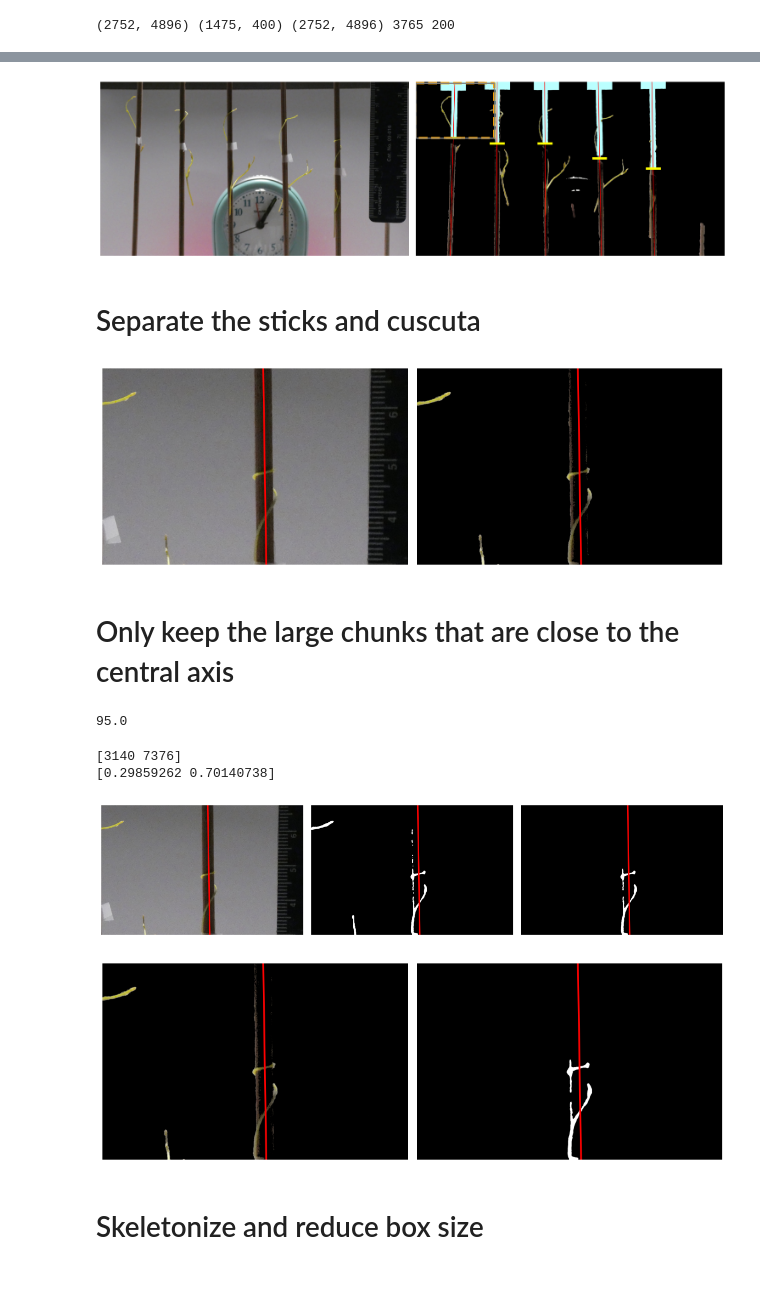
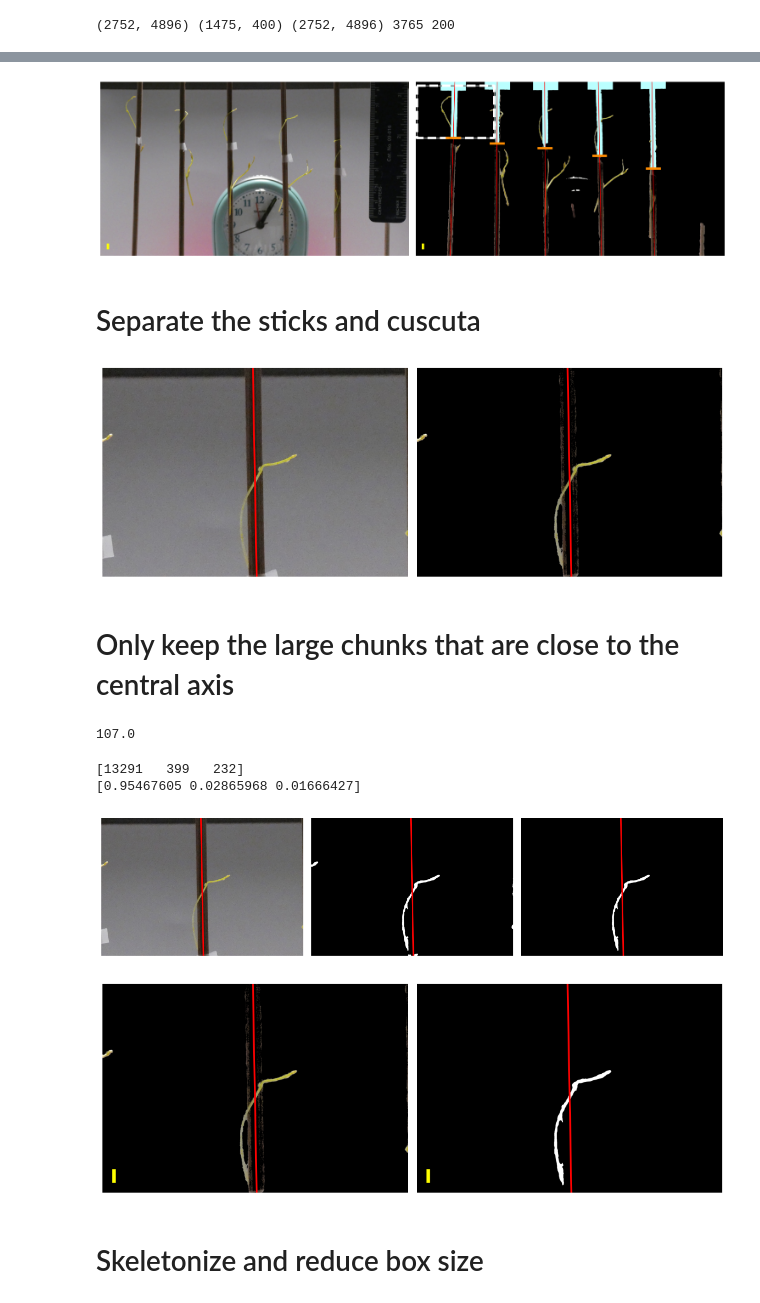
Before and after one commit to ejamezquita/cuscuta, a Jupyter notebook: jupyter/04_manuscript_images.ipynb, the cells around one changed output, grey strips where cells are left out. Cells and saved outputs as stored; diff of their text form; code cells hidden in the pictures.

Commit message:
plots

```diff
--- a/jupyter/04_manuscript_images.ipynb
+++ b/jupyter/04_manuscript_images.ipynb
@@ -215,19 +226,23 @@ bar[err,2] = 255
+# %%
+scalebar = len(raw) - np.asarray([120, 120 + 28*2])
 # %%
 pidx = 0
-xp = [plants[pidx][1].start, plants[pidx][1].stop, plants[pidx][1].stop, plants[pidx][1].start, plants[pidx][1].start]
+xp = [plants[pidx][1].start+20, plants[pidx][1].stop, plants[pidx][1].stop, plants[pidx][1].start+20, plants[pidx][1].start+20]
 yp = [plants[pidx][0].start+20, plants[pidx][0].start+20, plants[pidx][0].stop, plants[pidx][0].stop, plants[pidx][0].start+20]
 
 fig, ax = plt.subplots(1,2,figsize=(15,5), sharex=True, sharey=True)
 ax[0].imshow(raw[:, :, ::-1], zorder=1)
 ax[1].imshow(bar, zorder=1)
+
+ax[1].plot(xp, yp, c='gray', lw=2, zorder=4)
+ax[1].plot(xp, yp, c='white', lw=4, ls='--', zorder=5)
+
 for j in range(len(coef)):
-    ax[1].plot(lines[j], xvals, c='red', lw=1, zorder=4)
-    ax[1].plot([lines[j,tapes[j]]-100, lines[j,tapes[j]]+100], [buffx+tapes[j], buffx+tapes[j]], c='yellow', lw=4, zorder=5)
-
-ax[1].plot(xp, yp, c='orange', lw=4, ls='--', zorder=6)
-ax[1].plot(xp, yp, c='gray', lw=2, zorder=7)
+    ax[1].plot(lines[j], xvals, c='red', lw=1, zorder=6)
+    ax[1].plot([lines[j,tapes[j]]-100, lines[j,tapes[j]]+100], [buffx+tapes[j], buffx+tapes[j]], c='darkorange', lw=4, zorder=7)
 
 for i in range(len(ax)):
+    ax[i].plot([120,120], scalebar, c='yellow', lw=4, zorder=11)
     ax[i].axis('off')
     ax[i].margins(0)
 
@@ -235,21 +250,24 @@ fig.tight_layout()
 filename = '{}{}_rep{}_{:04d}_full_h'.format(dst,time,rep,numidx)
 #plt.savefig(filename + '.jpg', format='jpg', dpi=300, pil_kwargs={'optimize':True}, bbox_inches='tight')
 # %% [output]
-[figure, old version]
+[figure, new version]
 # %%
 fig, ax = plt.subplots(2,1,figsize=(12,10), sharex=True, sharey=True)
 ax[0].imshow(raw[:, :, ::-1], zorder=1)
 ax[1].imshow(bar, zorder=1)
+
+ax[1].plot(xp, yp, c='gray', lw=2, zorder=4)
+ax[1].plot(xp, yp, c='white', lw=4, ls='--', zorder=5)
+
 for j in range(len(coef)):
-    ax[1].plot(lines[j], xvals, c='red', lw=1, zorder=4)
-    ax[1].plot([lines[j,tapes[j]]-100, lines[j,tapes[j]]+100], [buffx+tapes[j], buffx+tapes[j]], c='yellow', lw=4, zorder=5)
-
-ax[1].plot(xp, yp, c='orange', lw=4, ls='--', zorder=6)
-ax[1].plot(xp, yp, c='gray', lw=2, zorder=7)
+    ax[1].plot(lines[j], xvals, c='red', lw=1, zorder=6)
+    ax[1].plot([lines[j,tapes[j]]-100, lines[j,tapes[j]]+100], [buffx+tapes[j], buffx+tapes[j]], c='darkorange', lw=4, zorder=7)
 
 for i in range(len(ax)):
+    ax[i].plot([120,120], scalebar, c='yellow', lw=4, zorder=11)
     ax[i].axis('off')
     ax[i].margins(0)
+
 fig.tight_layout()
 filename = '{}{}_rep{}_{:04d}_full_v'.format(dst,time,rep,numidx)
 #plt.savefig(filename + '.jpg', format='jpg', dpi=200, pil_kwargs={'optimize':True}, bbox_inches='tight')
@@ -257,7 +275,7 @@ plt.close()
 # %% [markdown]
 # Separate the sticks and cuscuta
 # %%
-pidx = 4
+pidx = 3
 anchory = peaks[pidx]-plants[pidx][1].start
 xlen = xvals[ plants[pidx][0] ] - plants[pidx][0].start
 line = lines[ pidx, plants[pidx][0] ] - plants[pidx][1].start
@@ -265,34 +283,34 @@ patch = img[plants[pidx]][:,:,::-1]
 
 fig, ax = plt.subplots(2,1,figsize=(9,9), sharex=True, sharey=True)
 ax = np.atleast_1d(ax).ravel()
 
 ax[0].imshow(raw[plants[pidx]][:,:,::-1]);
 ax[1].imshow(patch);
 
 for i in range(2):
     ax[i].plot(line, xlen, color='r', lw=2);
     ax[i].axis('off')
 
 fig.tight_layout()
 filename = '{}{}_rep{}_plant{}_v01_{:04d}_v'.format(dst,time,rep,pidx,numidx)
 #plt.savefig(filename + '.jpg', format='jpg', dpi=200, pil_kwargs={'optimize':True}, bbox_inches='tight')
 plt.close()
 
 fig, ax = plt.subplots(1,2,figsize=(10,5), sharex=True, sharey=True)
 ax = np.atleast_1d(ax).ravel()
 
 ax[0].imshow(raw[plants[pidx]][:,:,::-1]);
 ax[1].imshow(patch);
 
 for i in range(2):
     ax[i].plot(line, xlen, color='r', lw=2);
     ax[i].axis('off')
 
 fig.tight_layout()
 filename = '{}{}_rep{}_plant{}_v01_{:04d}_h'.format(dst,time,rep,pidx,numidx)
 #plt.savefig(filename + '.jpg', format='jpg', dpi=200, pil_kwargs={'optimize':True}, bbox_inches='tight')
 # %% [output]
-[figure, old version]
+[figure, new version]
 # %% [markdown]
 # Only keep the large chunks that are close to the central axis
 # %%
@@ -315,7 +333,7 @@ median[median > 0] = 1
 
 labels,num = ndimage.label(median, structure=struc1)
 # %% [output]
-95.0
+107.0
 # %%
 minsize = 100
 comp_size = np.zeros(num, dtype=int)
@@ -354,8 +372,8 @@ for i in comp_labels:
 print(comp_size[comp_mask])
 print(comp_size[comp_mask]/np.sum(comp_size[comp_mask]))
 # %% [output]
-[3140 7376]
-[0.29859262 0.70140738]
+[13291   399   232]
+[0.95467605 0.02865968 0.01666427]
 # %%
 fig, ax = plt.subplots(3,1,figsize=(5,8), sharex=True, sharey=True)
 ax = np.atleast_1d(ax).ravel()
@@ -388,8 +406,9 @@ fig.tight_layout()
 filename = '{}{}_rep{}_plant{}_v02_{:04d}_h'.format(dst,time,rep,pidx,numidx)
 #plt.savefig(filename + '.jpg', format='jpg', dpi=200, pil_kwargs={'optimize':True}, bbox_inches='tight')
 # %% [output]
-[figure, old version]
+[figure, new version]
 # %%
+scalebar = len(patch) - np.asarray([60,60 + 28*2])
 fig, ax = plt.subplots(2,1,figsize=(6,7), sharex=True, sharey=True)
 ax = np.atleast_1d(ax).ravel()
 
@@ -399,6 +418,8 @@ ax[1].imshow(box, cmap='Greys_r', vmin=0, vmax=1)
 for i in range(len(ax)):
     ax[i].plot(line, xlen, color='r', lw=2);
     ax[i].axis('off')
+    ax[i].plot([60,60], scalebar, c='yellow', lw=4, zorder=11)
+
 
 fig.tight_layout()
 filename = '{}{}_rep{}_plant{}_v03_{:04d}_v'.format(dst,time,rep,pidx,numidx)
@@ -414,12 +435,13 @@ ax[1].imshow(box, cmap='Greys_r', vmin=0, vmax=1)
 for i in range(len(ax)):
     ax[i].plot(line, xlen, color='r', lw=2);
     ax[i].axis('off')
+    ax[i].plot([60,60], scalebar, c='yellow', lw=4, zorder=11)
 
 fig.tight_layout()
 filename = '{}{}_rep{}_plant{}_v03_{:04d}_h'.format(dst,time,rep,pidx,numidx)
-#plt.savefig(filename + '.jpg', format='jpg', dpi=200, pil_kwargs={'optimize':True}, bbox_inches='tight')
+plt.savefig(filename + '.jpg', format='jpg', dpi=200, pil_kwargs={'optimize':True}, bbox_inches='tight')
 # %% [output]
-[figure, old version]
+[figure, new version]
 # %% [markdown]
 # Skeletonize and reduce box size
 # %%
```
Also changed, not shown: parts of 5 cells of this notebook, 37 other files.
